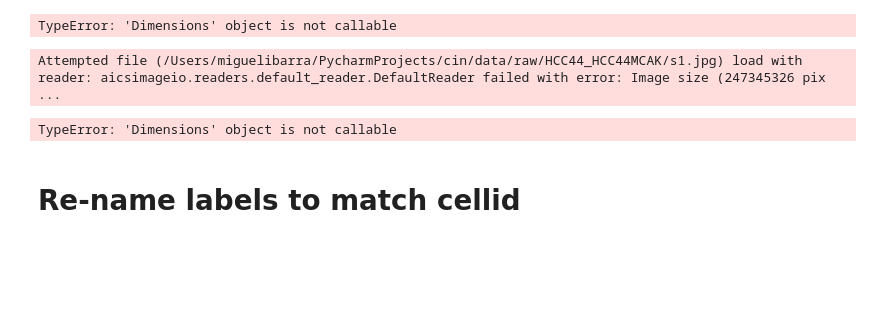
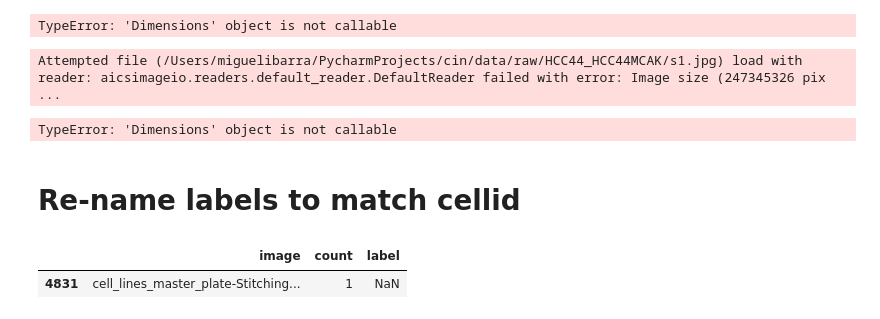
Before and after one commit to SchapiroLabor/micronuclAI, a Jupyter notebook: notebooks/sandbox.ipynb, the cells around one changed output. Drawn from its saved outputs; the diff is of its cells as text; code cells hidden in the pictures; blank space fills up the shorter version.

```diff
--- a/notebooks/sandbox.ipynb
+++ b/notebooks/sandbox.ipynb
@@ -173,3 +173,11 @@ TypeError: 'Dimensions' object is not callable
 labels = pd.read_csv("../labels/labels_binary_lidsay_complete_clean.csv")
 labels["image_new"] = labels.image.apply(lambda x: f"{x.split('_')[0]}_{int(x.split('.')[0].split('_')[1])+1}.png")
 labels.to_csv("../labels/labels_binary_lidsay_complete_new_clean.csv", index=False)
+# %%
+# Continues training labels
+continue_labels = pd.read_csv(Path("/Users/miguelibarra/PycharmProjects/cin/data/continous_training/labels/labels_continue.csv"))
+# %%
+continue_labels[continue_labels.isna()["label"]]
+# %% [output]
+|  | image | count | label |
+| 4831 | cell_lines_master_plate-Stitching... | 1 | NaN |
```
Also changed, not shown: 2 other files.
